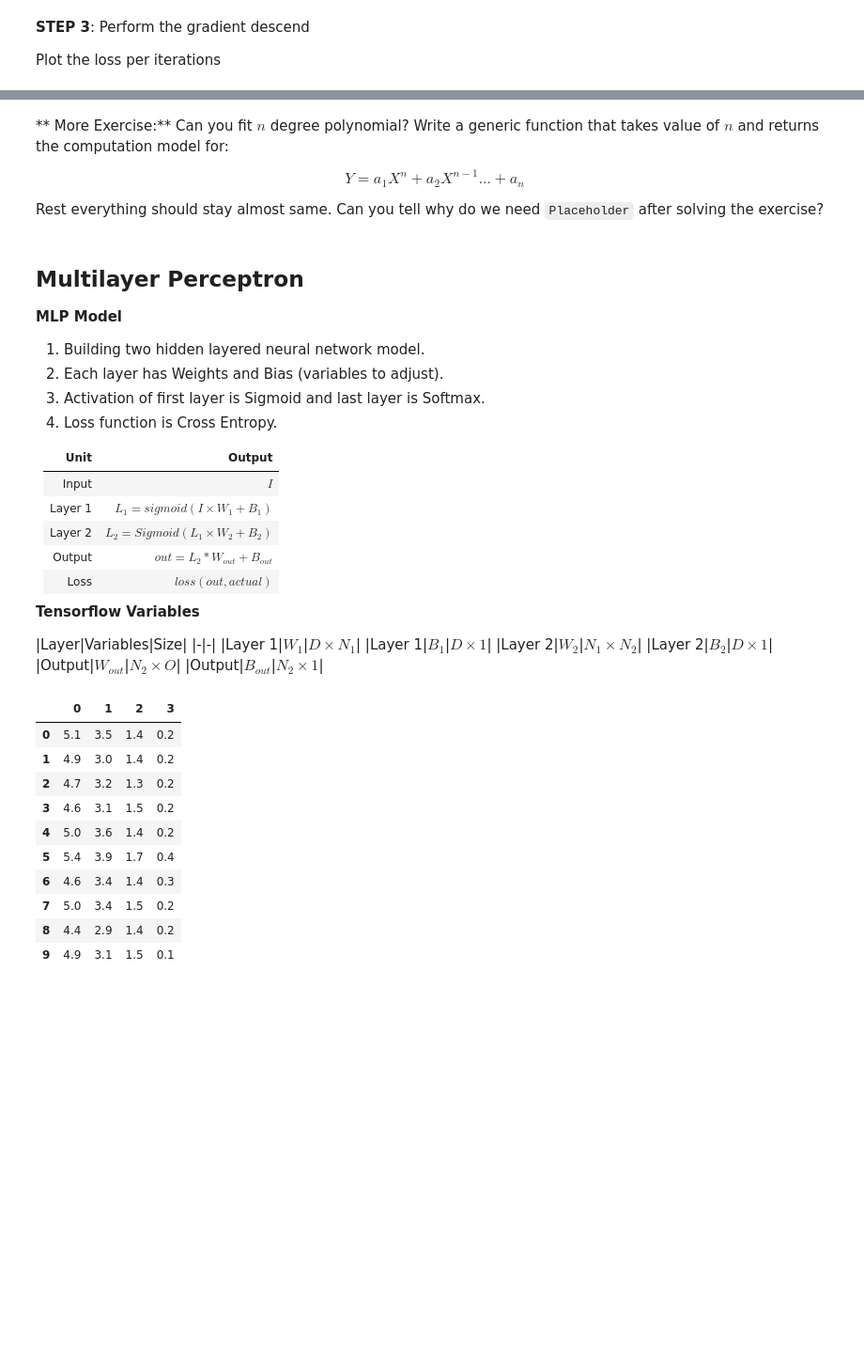
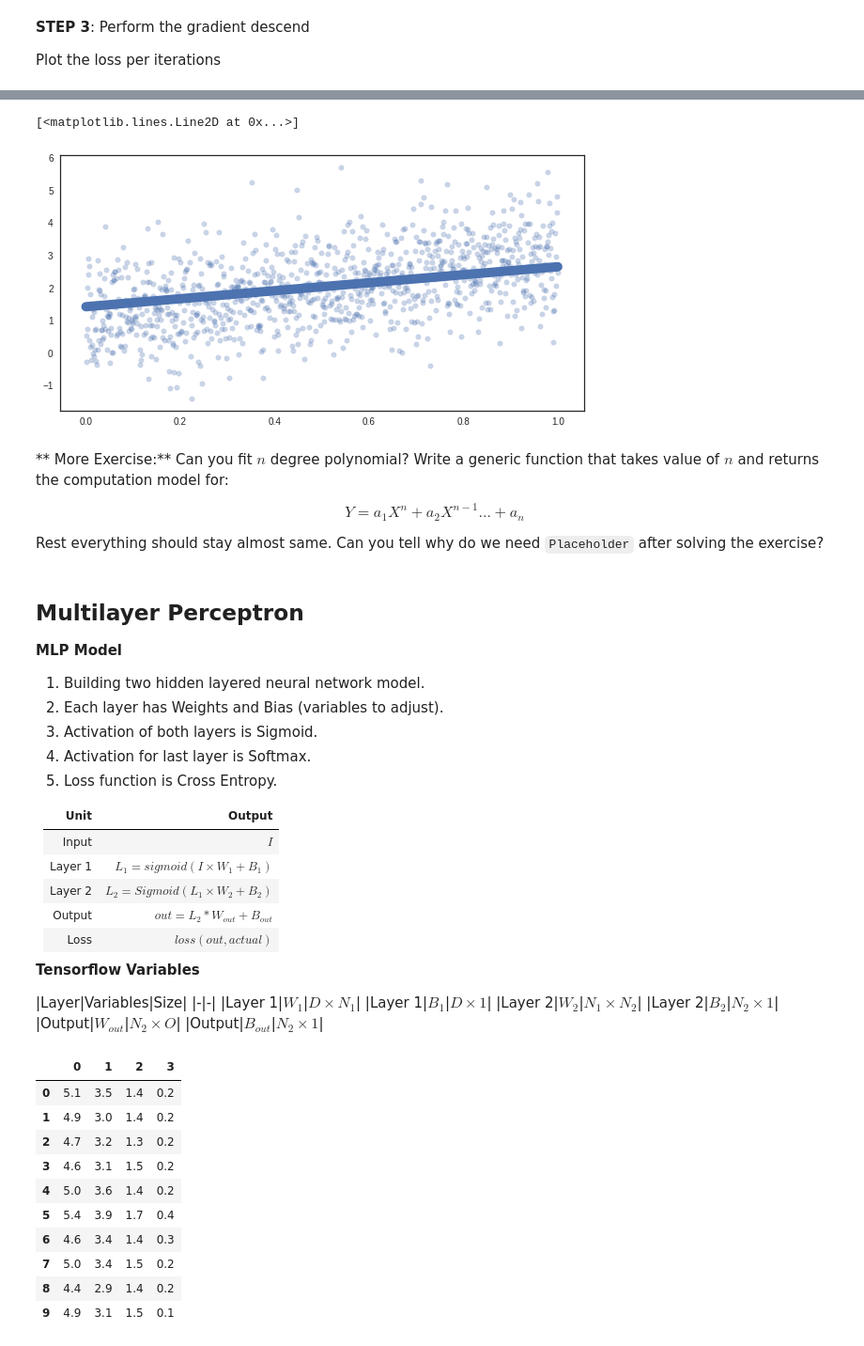
Before and after one commit to KimiaLab/SYDE-522, a Jupyter notebook: Tutorials/tut6.ipynb, the cells around one changed output, grey strips where cells are left out. Shown at 94% size. Saved outputs shown, nothing was run; the diff lists cells and outputs as text; code cells hidden in the pictures; blank space fills up the shorter version.

```diff
--- a/Tutorials/tut6.ipynb
+++ b/Tutorials/tut6.ipynb
@@ -59,3 +206,10 @@ Plot the loss per iterations
+# %%
+plt.figure(figsize=(10, 5))
+plt.scatter(X, Y, s=30, alpha=0.3)
+plt.plot(X, M_p*X + C_p, linewidth=10)
+# %% [output]
+[<matplotlib.lines.Line2D at 0x...>]
+[figure, added]
 # %% [markdown]
 ** More Exercise:** Can you fit $n$ degree polynomial? Write a generic function that takes value of $n$ and returns the computation model for:
 
@@ -68,7 +222,8 @@ Rest everything should stay almost same. Can you tell why do we need `Placeholde
 
 1. Building two hidden layered neural network model.
 2. Each layer has Weights and Bias (variables to adjust).
-3. Activation of first layer is Sigmoid and last layer is Softmax.
+3. Activation of both layers is Sigmoid.
+4. Activation for last layer is Softmax.
 4. Loss function is Cross Entropy.
 
 **Unit**|**Output**
@@ -86,7 +241,7 @@ Loss | $loss(out, actual)$
 |Layer 1|$W_1$|$D \times N_1$|
 |Layer 1|$B_1$|$D \times 1$|
 |Layer 2|$W_2$|$N_1 \times N_2$|
-|Layer 2|$B_2$|$D \times 1$|
+|Layer 2|$B_2$|$N_2 \times 1$|
 |Output|$W_{out}$|$N_2 \times O$|
 |Output|$B_{out}$|$N_2 \times 1$|
 # %%
```
Also changed, not shown: parts of 15 cells of this notebook.
